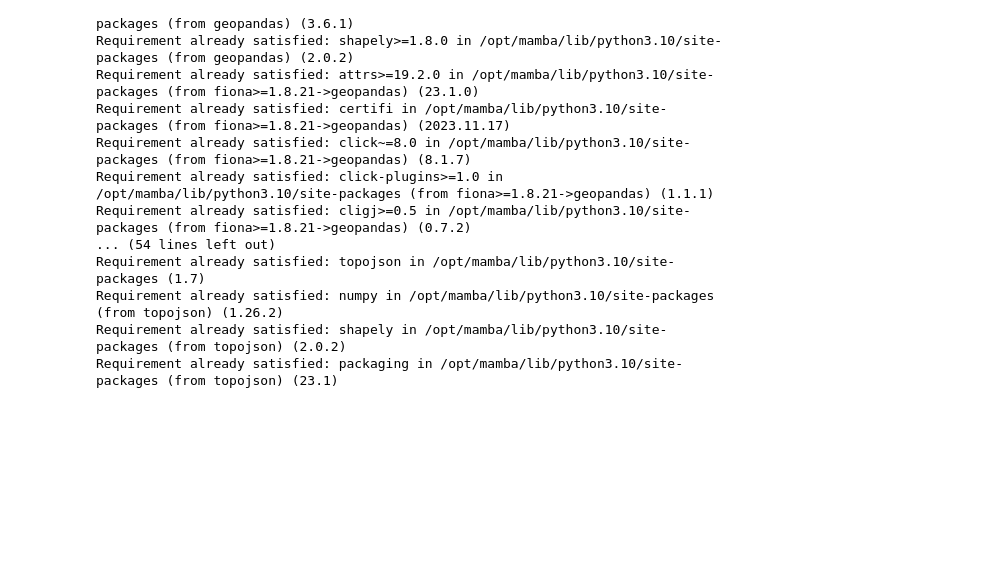
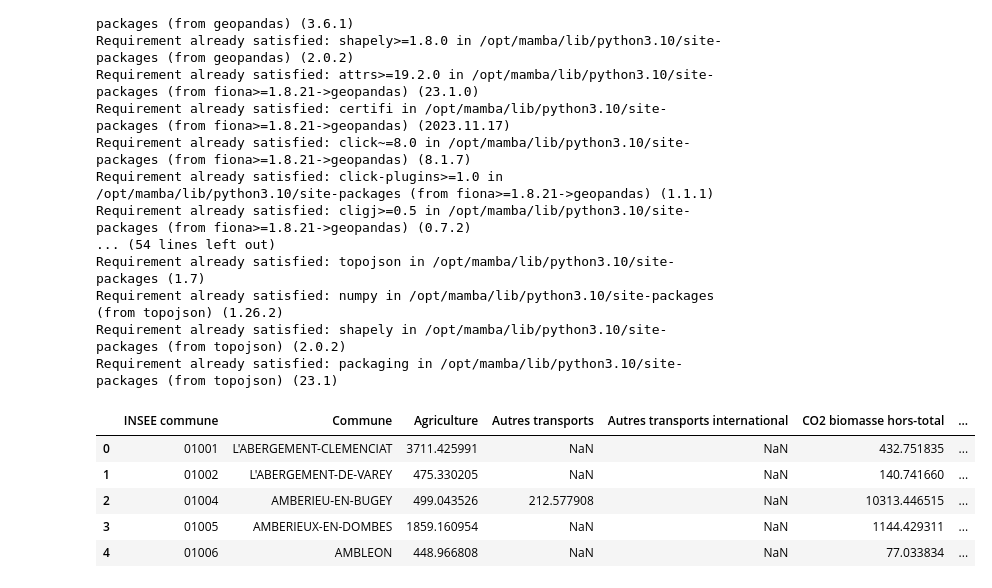
Before and after one commit to tpaquier/Python_DS, a Jupyter notebook: base_pollutio_test.ipynb, the cells around one changed output. Drawn from its saved outputs; the diff is of its cells as text; code cells hidden in the pictures; blank space fills up the shorter version.

```diff
--- a/base_pollutio_test.ipynb
+++ b/base_pollutio_test.ipynb
@@ -32,3 +32,14 @@ Requirement already satisfied: topojson in /opt/mamba/lib/python3.10/site-packag
 Requirement already satisfied: numpy in /opt/mamba/lib/python3.10/site-packages (from topojson) (1.26.2)
 Requirement already satisfied: shapely in /opt/mamba/lib/python3.10/site-packages (from topojson) (2.0.2)
 Requirement already satisfied: packaging in /opt/mamba/lib/python3.10/site-packages (from topojson) (23.1)
+# %%
+data_pollution = pd.read_csv("https://koumoul.com/data-fair/api/v1/datasets/igt-pouvoir-de-rechauffement-global/convert", encoding = 'utf-8')
+# %%
+data_pollution.head()
+# %% [output]
+|  | INSEE commune | Commune | Agriculture | Autres transports | Autres transports international | CO2 biomasse hors-total | ... |
+| 0 | 01001 | L'ABERGEMENT-CLEMENCIAT | 3711.425991 | NaN | NaN | 432.751835 | ... |
+| 1 | 01002 | L'ABERGEMENT-DE-VAREY | 475.330205 | NaN | NaN | 140.741660 | ... |
+| 2 | 01004 | AMBERIEU-EN-BUGEY | 499.043526 | 212.577908 | NaN | 10313.446515 | ... |
+| 3 | 01005 | AMBERIEUX-EN-DOMBES | 1859.160954 | NaN | NaN | 1144.429311 | ... |
+| 4 | 01006 | AMBLEON | 448.966808 | NaN | NaN | 77.033834 | ... |
```
Also changed, not shown: parts of 27 cells of this notebook, 1 other file.
